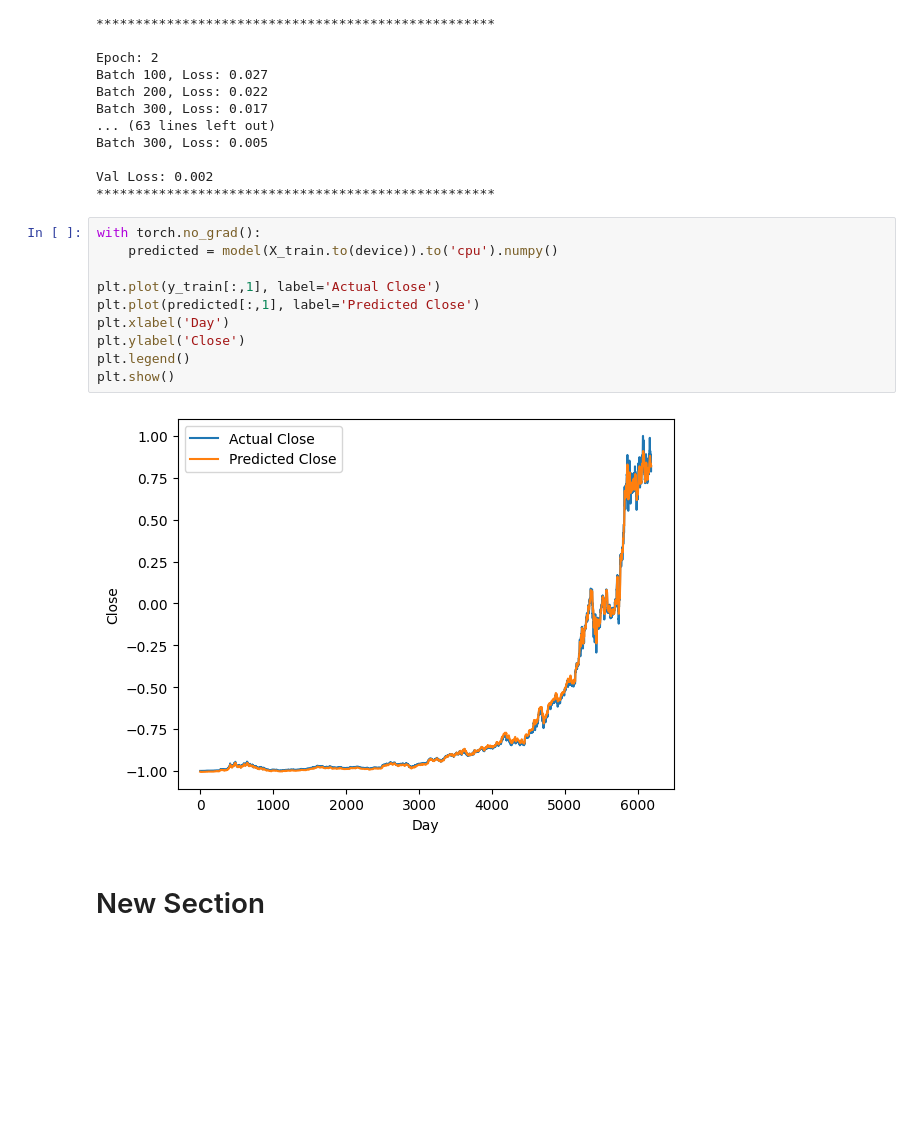
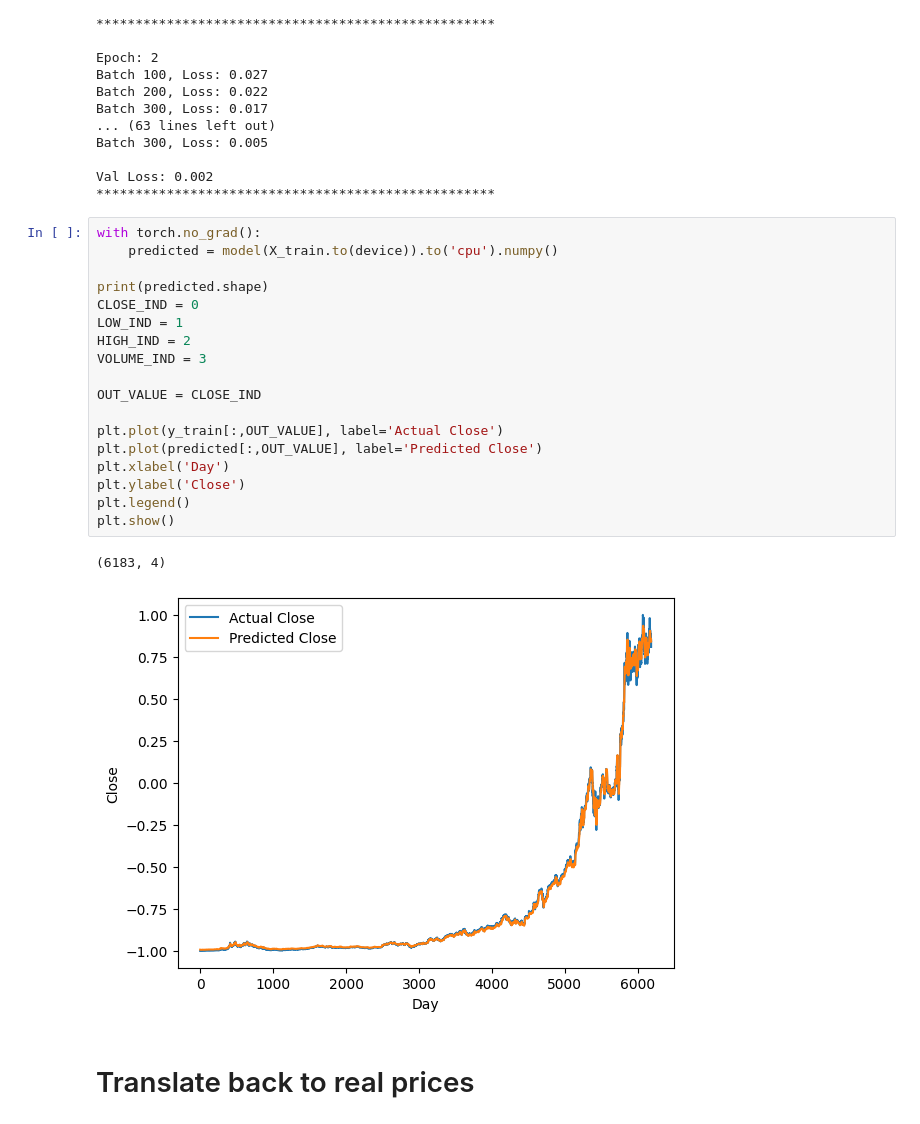
Before and after one commit to kruzel/algotrading, a Jupyter notebook: Low_high_forecasting.ipynb, the cells around one changed output. Cells and saved outputs as stored; diff of their text form; blank space fills up the shorter version.

```diff
--- a/Low_high_forecasting.ipynb
+++ b/Low_high_forecasting.ipynb
@@ -350,15 +350,24 @@ Val Loss: 0.002
 # %%
 with torch.no_grad():
     predicted = model(X_train.to(device)).to('cpu').numpy()
 
-plt.plot(y_train[:,1], label='Actual Close')
-plt.plot(predicted[:,1], label='Predicted Close')
+print(predicted.shape)
+CLOSE_IND = 0
+LOW_IND = 1
+HIGH_IND = 2
+VOLUME_IND = 3
+
+OUT_VALUE = CLOSE_IND
+
+plt.plot(y_train[:,OUT_VALUE], label='Actual Close')
+plt.plot(predicted[:,OUT_VALUE], label='Predicted Close')
 plt.xlabel('Day')
 plt.ylabel('Close')
 plt.legend()
 plt.show()
 # %% [output]
+(6183, 4)
-[figure, old version]
+[figure, new version]
 # %% [markdown]
-# New Section
+# Translate back to real prices
 # %%
```
Also changed, not shown: parts of 7 cells of this notebook.
